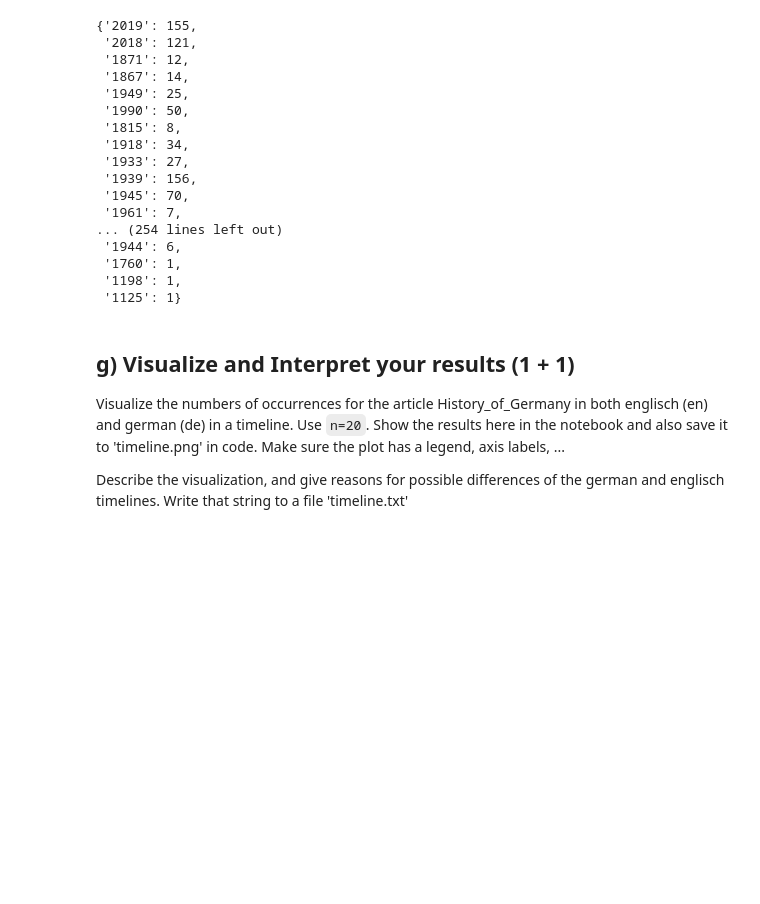
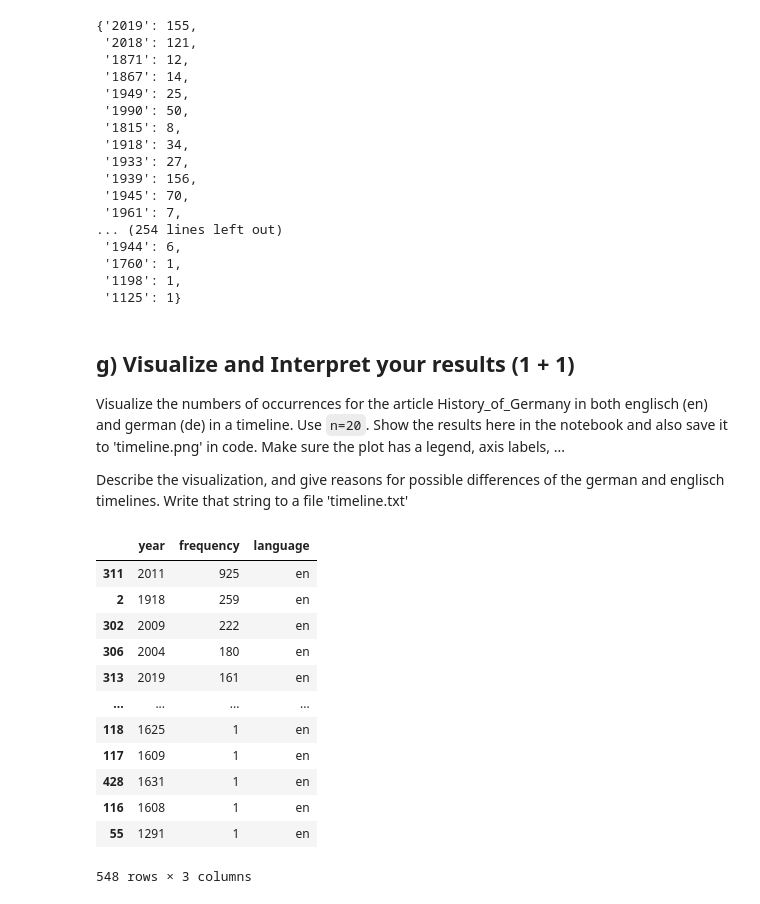
Before and after one commit to mim201820/advanced_scientific_programming, a Jupyter notebook: assignment_2/poorya_home_assignment2_tasks.ipynb, the cells around one changed output. Drawn from its saved outputs; the diff is of its cells as text; code cells hidden in the pictures; blank space fills up the shorter version.

```diff
--- a/assignment_2/poorya_home_assignment2_tasks.ipynb
+++ b/assignment_2/poorya_home_assignment2_tasks.ipynb
@@ -289,0 +299,19 @@ Describe the visualization, and give reasons for possible differences of the ger
+# %%
+data_en = { 'year':list(years_en.keys()),'frequency': list(years_en.values())}
+data_en = pd.DataFrame.from_dict(data_en)
+data_en['language'] = 'en'
+data_en.sort_values('frequency',ascending=False)
+# %% [output]
+|  | year | frequency | language |
+| 311 | 2011 | 925 | en |
+| 2 | 1918 | 259 | en |
+| 302 | 2009 | 222 | en |
+| 306 | 2004 | 180 | en |
+| 313 | 2019 | 161 | en |
+| ... | ... | ... | ... |
+| 118 | 1625 | 1 | en |
+| 117 | 1609 | 1 | en |
+| 428 | 1631 | 1 | en |
+| 116 | 1608 | 1 | en |
+| 55 | 1291 | 1 | en |
+548 rows × 3 columns
```
Also changed, not shown: parts of 9 cells of this notebook, 2 other files.
